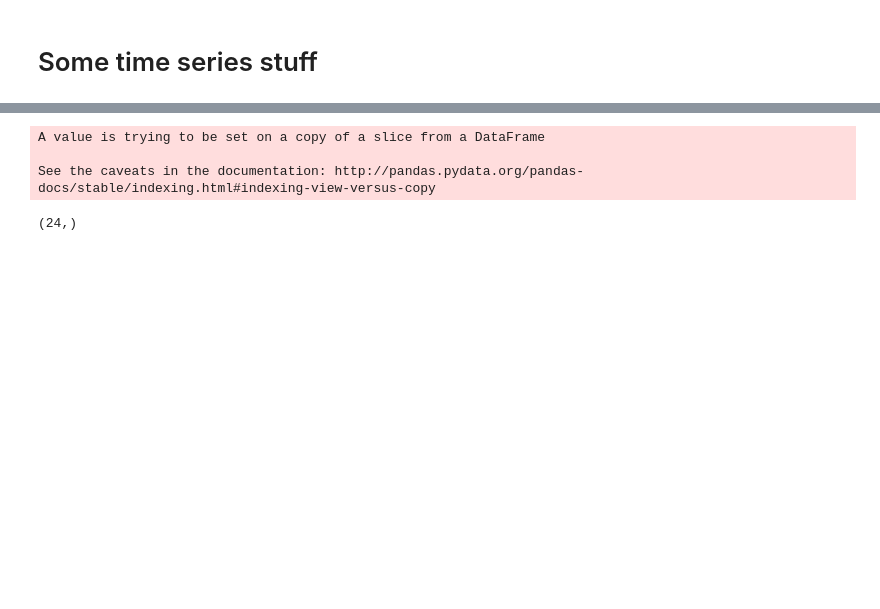
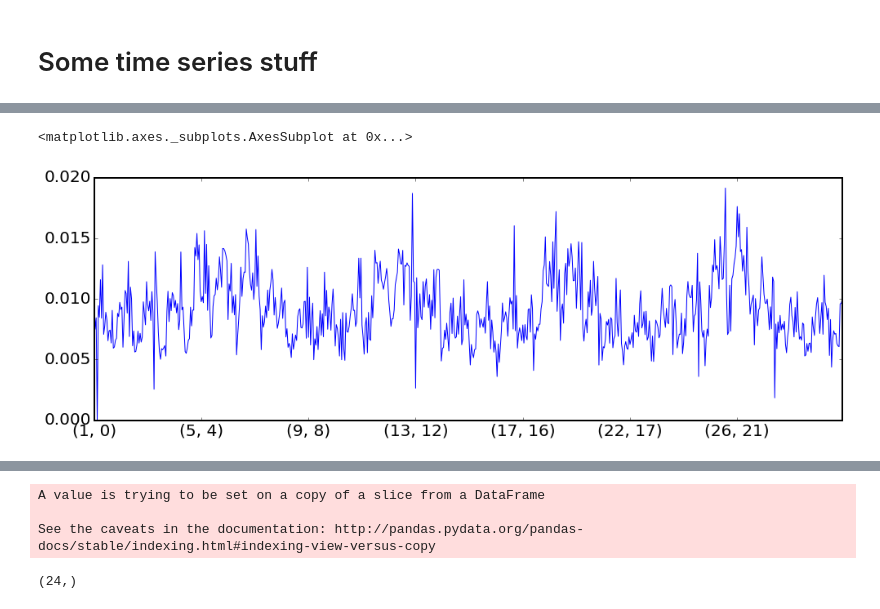
Before and after one commit to tj2huang/nyu-twipsy, a Jupyter notebook: basic tsa.ipynb, the cells around one changed output, grey strips where cells are left out. Drawn from its saved outputs; the diff is of its cells as text; code cells hidden in the pictures; blank space fills up the shorter version.

```diff
--- a/basic tsa.ipynb
+++ b/basic tsa.ipynb
@@ -9,3 +11,10 @@ import matplotlib as m
 import pandas as pd
 import numpy as np
 import pickle as pickle
+# %%
+sept = pickle.load(open('pickles/sept2015_fpl.p', 'rb'))
+# %%
+df = sept
+temp = df.groupby([df.index.day, df.index.hour]).agg(
+                np.mean
+        )
@@ -11,0 +30,4 @@ import pickle as pickle
+# %%
+casual = temp.casual
+looking = temp.looking
+reflecting = temp.reflecting
@@ -11,0 +38,5 @@ import pickle as pickle
+# %%
+casual.plot()
+# %% [output]
+<matplotlib.axes._subplots.AxesSubplot at 0x...>
+[figure, added]
```
Also changed, not shown: parts of 14 cells of this notebook, 5 other files.
